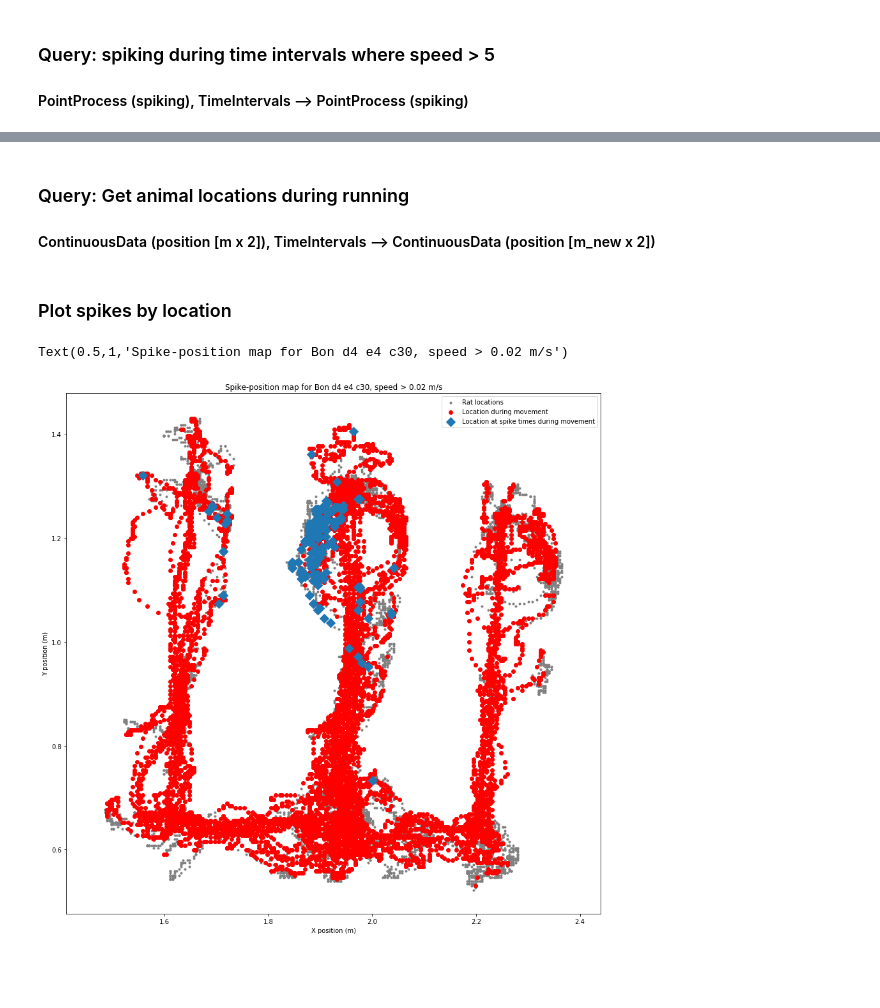
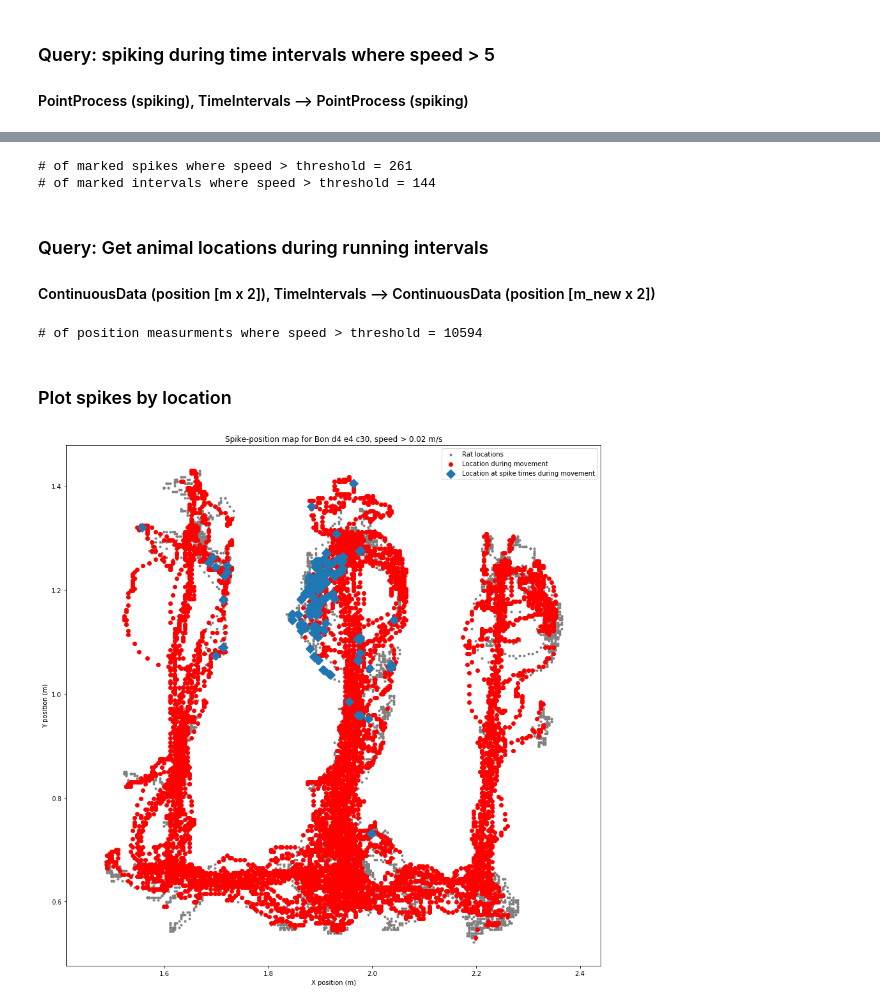
Before and after one commit to LorenFrankLab/franklab-nwb, a Jupyter notebook: place_field_with_queries.ipynb, the cells around one changed output, grey strips where cells are left out. Saved outputs shown, nothing was run; the diff lists cells and outputs as text; code cells hidden in the pictures; blank space fills up the shorter version.

Commit message:
FrankLab: Allow for marked PointProcess

```diff
--- a/place_field_with_queries.ipynb
+++ b/place_field_with_queries.ipynb
@@ -103,9 +115,9 @@ print('# of intervals where speed > threshold = %d' % len(speed_time_intervals))
 ### Query: spiking during time intervals where speed > 5
 #### PointProcess (spiking), TimeIntervals --> PointProcess (spiking)
 # %%
-spiking_while_running = spiking.time_query(speed_time_intervals)  # Use the built-in time query method on PointProcess
+spiking_run = spiking.time_query(speed_time_intervals)  # Use the built-in time query method on PointProcess
 
-print('# of spikes = %d' % len(spiking_while_running.event_times))
-print('# of intervals = %d' % len(spiking_while_running.obs_intervals))
+print('# of spikes where speed > threshold = %d' % len(spiking_run.event_times))
+print('# of intervals where speed > threshold = %d' % len(spiking_run.obs_intervals))
 print()
 # %% [output]
@@ -125,3 +129,12 @@ spiking_while_running_marked_with_pos = spiking_while_running.add_marks_from_Con
+# %%
+spiking_run_mark_pos = spiking_run.mark_with_ContinuousData(position)
+
+print('# of marked spikes where speed > threshold = %d' % len(spiking_run_mark_pos.event_times))
+print('# of marked intervals where speed > threshold = %d' % len(spiking_run_mark_pos.obs_intervals))
+print()
+# %% [output]
+# of marked spikes where speed > threshold = 261
+# of marked intervals where speed > threshold = 144
 # %% [markdown]
-### Query: Get animal locations during running
+### Query: Get animal locations during running intervals
 #### ContinuousData (position [m x 2]), TimeIntervals --> ContinuousData (position [m_new x 2])
@@ -132,23 +141,24 @@ position_running = position.time_query(speed_time_intervals)
+# %%
+position_run = position.time_query(speed_time_intervals)
+print('# of position measurments where speed > threshold = %d' % position_run.data.shape[0])
+print()
+# %% [output]
+# of position measurments where speed > threshold = 10594
 # %% [markdown]
 ### Plot spikes by location
 # %%
 fig1 = plt.figure(1, figsize=(15,15))
 ax1 = fig1.add_subplot(1,1,1)
 ax1.axis('equal')
 
 plt.scatter(position.data[:,0], position.data[:,1], marker='.', color='gray', label='Rat locations')
-plt.scatter(position_running.data[:,0], position_running.data[:,1], marker='o', color='red', label='Location during movement')
-plt.scatter(r_pos_at_spikes[:,0], r_pos_at_spikes[:,1], marker='D', s=100, label='Location at spike times during movement')
+plt.scatter(position_run.data[:,0], position_run.data[:,1], marker='o', color='red', label='Location during movement')
+plt.scatter(spiking_run_mark_pos.marks[:, 0], spiking_run_mark_pos.marks[:, 1], marker='D', s=100, label='Location at spike times during movement')
 
 ax1.legend()
 ax1.set_xlabel('X position (m)')
 ax1.set_ylabel('Y position (m)')
 ax1.set_title('Spike-position map for {} d{} e{} c{}, speed > {} m/s'.format(d['anim'], d['day'], d['epoch'], d['cluster_id'], c['speed_threshold']))
-
-# position.data[0:10,0:2]
-# position.timestamps[0:10]
-# r_pos_ind_at_spikes
-# r_pos_at_spikes
+pass
 # %% [output]
-Text(0.5,1,'Spike-position map for Bon d4 e4 c30, speed > 0.02 m/s')
-[figure, old version]
+[figure, new version]
```
Also changed, not shown: parts of 10 cells of this notebook, 1 other file.
